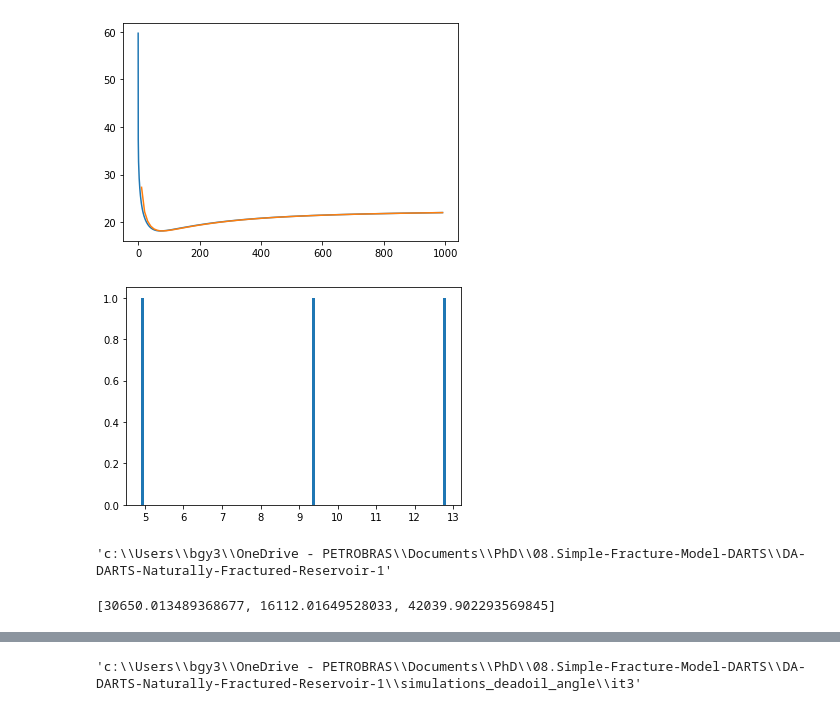
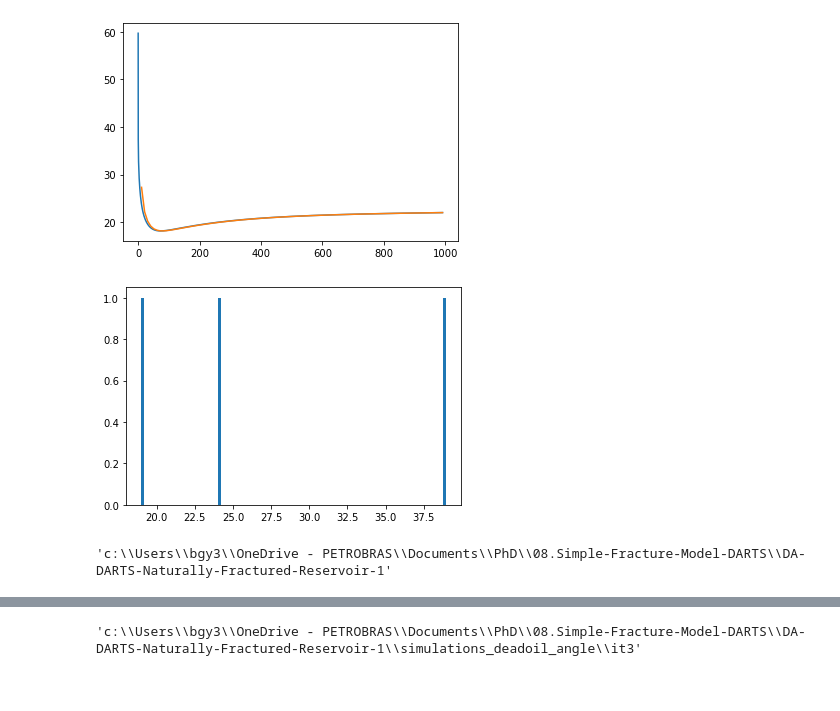
Before and after one commit to gabrielserrao/DA-DARTS-Naturally-Fractured-Reservoir, a Jupyter notebook: mainDA_deadoil_angle.ipynb, the cells around one changed output, grey strips where cells are left out. Drawn from its saved outputs; the diff is of its cells as text; code cells hidden in the pictures.

```diff
--- a/mainDA_deadoil_angle.ipynb
+++ b/mainDA_deadoil_angle.ipynb
@@ -22,6 +22,12 @@ import scipy.stats as stats
 # %%
 #%%
 #function to get an angle and output apertures
+DIR = 'mesh_files'
+scale = 15
+mesh_file = os.path.join(DIR, 'mesh_{:}_real_6.msh'.format(scale))
+mesh_data = meshio.read(mesh_file)
+num_frac = mesh_data.cells[0].data.shape[0]
+act_frac_sys = np.zeros((num_frac, 4))
 
 def aperture_vec(rotation):
     def calc_aperture(sigma_n):
@@ -285,31 +291,28 @@ csi = 0.99
 # %%
 #%%
 #Generate the prior ensemble of scalar parameters
-angle_ensemble = np.clip(np.random.normal(30/math.pi, 10/math.pi, Ne),0/math.pi,90/math.pi)
+angle_ensemble = np.clip(np.random.normal(math.radians(30), math.radians(10), Ne),math.radians(0),math.radians(90))
 Em_frac_aper=[]
 for i, angle in enumerate(angle_ensemble):
     Em_frac_aper.append(aperture_vec(math.degrees(angle)))
+
+convert = lambda x : math.degrees(x)
+angle_ensemble_degrees = list(map(convert, angle_ensemble))
 
 
 
 # data colums
 columnsNameList = ['P1 : oil rate (m3/day)']
 
-MScalarPrior = angle_ensemble
+MScalarPrior = angle_ensemble #using the angles in radians
 #print MScalarPrioir histogram
 
-plt.hist(MScalarPrior, bins=100)
+plt.hist(angle_ensemble_degrees, bins=100)
 plt.show()
 #%%
 curDir = os.getcwd()
 srcDir =  f'{curDir}'
 srcDir
 # %% [output]
-[figure, old version]
+[figure, new version]
 'c:\\Users\\bgy3\\OneDrive - PETROBRAS\\Documents\\PhD\\08.Simple-Fracture-Model-DARTS\\DA-DARTS-Naturally-Fractured-Reservoir-1'
-# %%
-convert = lambda x : math.degrees(x)
-MScalarPrior = list(map(convert, MScalarPrior))
-MScalarPrior
-# %% [output]
-[30650.013489368677, 16112.01649528033, 42039.902293569845]
```
Also changed, not shown: parts of 10 cells of this notebook.
